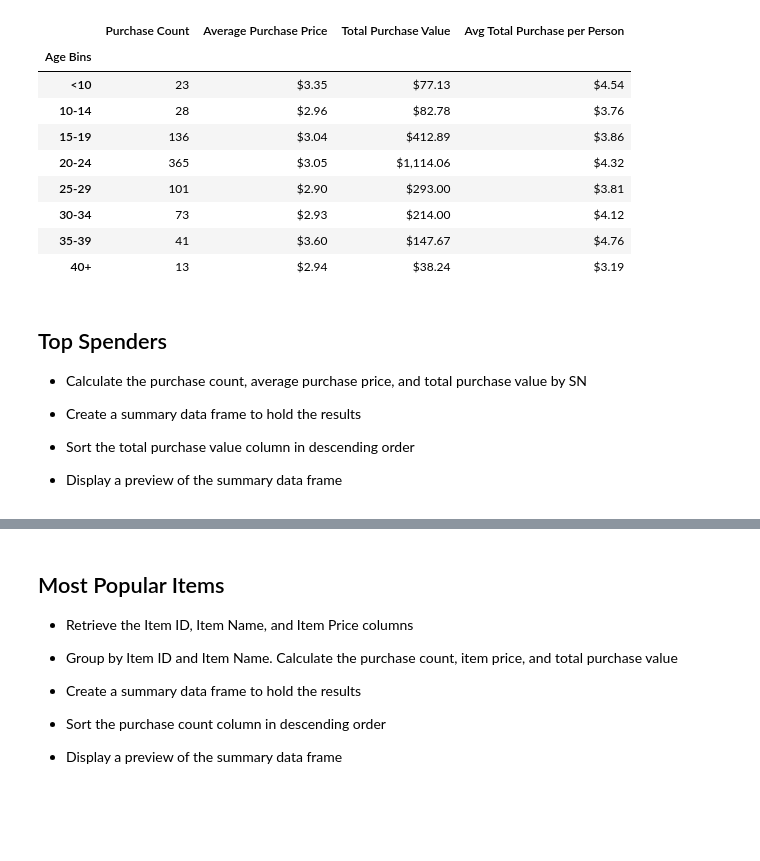
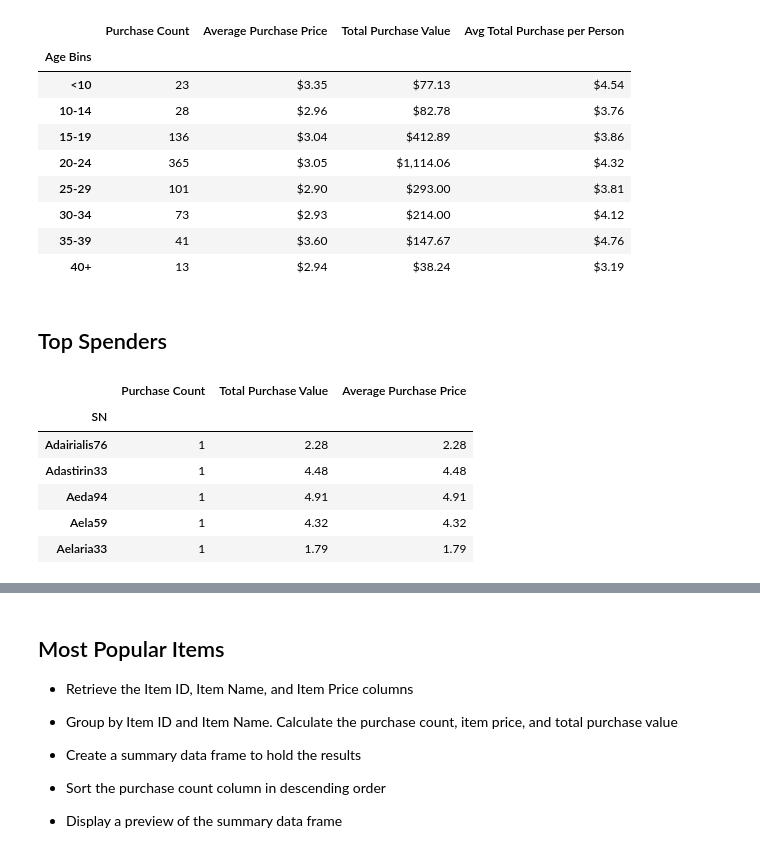
Before and after one commit to jasonzelaya/Heroes-Of-Pymoli, a Jupyter notebook: Data Wrangling.ipynb, the cells around one changed output, grey strips where cells are left out. Saved outputs shown, nothing was run; the diff lists cells and outputs as text; code cells hidden in the pictures; blank space fills up the shorter version.

Commit message:
Complete Top Spenders summary table
The Top Spenders summary table provides the user with a quick and easy to understand source of information about which players spend the most money in the game.

```diff
--- a/Data Wrangling.ipynb
+++ b/Data Wrangling.ipynb
@@ -289,16 +289,29 @@ age_purchases
 | 30-34 | 73 | $2.93 | $214.00 | $4.12 |
 | 35-39 | 41 | $3.60 | $147.67 | $4.76 |
 | 40+ | 13 | $2.94 | $38.24 | $3.19 |
-# %% [markdown]
-## Top Spenders
-
-* Calculate the purchase count, average purchase price, and total purchase value by SN
-
-
-* Create a summary data frame to hold the results
-
-
-* Sort the total purchase value column in descending order
-
-
-* Display a preview of the summary data frame
+# %% [markdown]
+## Top Spenders
+# %%
+# Isolate columns of interest
+sn_prices = purchase_data[['SN', 'Price']]
+
+# Group by 'SN' and rename 'Price' column as 'Purchase Count'
+sn_spending = sn_prices.groupby('SN').count().rename(columns={'Price':'Purchase Count'})
+
+# Create and calculate total purchase value
+sn_spending['Total Purchase Value'] = sn_prices.groupby('SN').sum()['Price']
+
+# Create and calculate average purchase price
+sn_spending['Average Purchase Price'] = sn_spending['Total Purchase Value'] / sn_spending['Purchase Count']
+
+
+# Preview data frame
+sn_spending.head()
+# %% [output]
+|  | Purchase Count | Total Purchase Value | Average Purchase Price |
+| SN |  |  |  |
+| Adairialis76 | 1 | 2.28 | 2.28 |
+| Adastirin33 | 1 | 4.48 | 4.48 |
+| Aeda94 | 1 | 4.91 | 4.91 |
+| Aela59 | 1 | 4.32 | 4.32 |
+| Aelaria33 | 1 | 1.79 | 1.79 |
```
Also changed, not shown: parts of 1 cell of this notebook.
